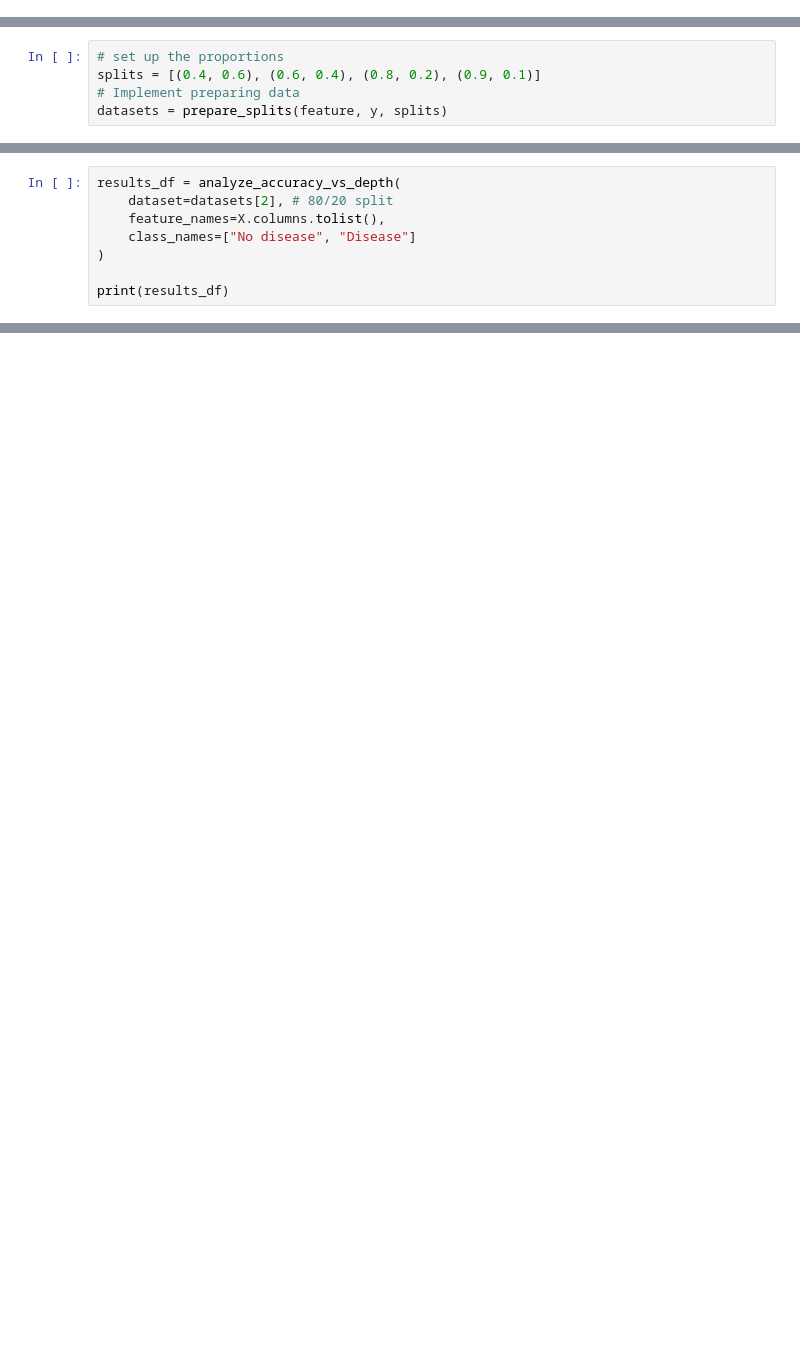
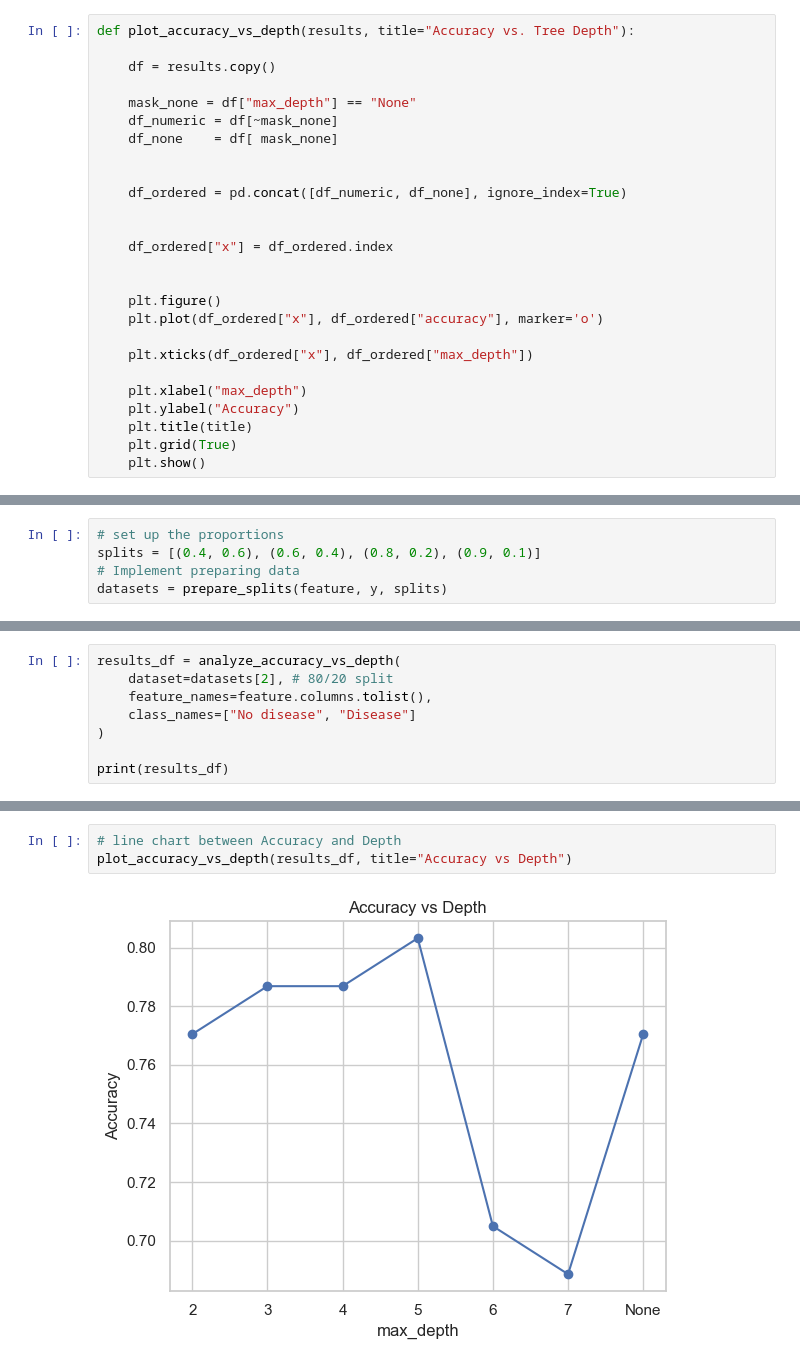
Before and after one commit to tapoiya28/Project2-Decision-Tree-Using-Scikitlearn, a Jupyter notebook: heart_disease.ipynb, the cells around one changed output, grey strips where cells are left out. Drawn from its saved outputs; the diff is of its cells as text; blank space fills up the shorter version.

```diff
--- a/heart_disease.ipynb
+++ b/heart_disease.ipynb
@@ -10,3 +282,29 @@ from visualize import visualize_all, plot_class_distributions, plot_original_dis
+# %%
+def plot_accuracy_vs_depth(results, title="Accuracy vs. Tree Depth"):
+
+    df = results.copy()
+
+    mask_none = df["max_depth"] == "None"
+    df_numeric = df[~mask_none]
+    df_none    = df[ mask_none]
+
+
+    df_ordered = pd.concat([df_numeric, df_none], ignore_index=True)
+
+
+    df_ordered["x"] = df_ordered.index
+
+
+    plt.figure()
+    plt.plot(df_ordered["x"], df_ordered["accuracy"], marker='o')
+
+    plt.xticks(df_ordered["x"], df_ordered["max_depth"])
+
+    plt.xlabel("max_depth")
+    plt.ylabel("Accuracy")
+    plt.title(title)
+    plt.grid(True)
+    plt.show()
 # %%
 dataset_path = "Data/heart_disease.csv"
 # Initialization
@@ -40,7 +397,7 @@ evaluate_all(clfs, datasets, class_names=["No disease", "Disease"])
 # %%
 results_df = analyze_accuracy_vs_depth(
     dataset=datasets[2], # 80/20 split
-    feature_names=X.columns.tolist(),
+    feature_names=feature.columns.tolist(),
     class_names=["No disease", "Disease"]
 )
 
@@ -47,0 +419,5 @@ print(results_df)
+# %%
+# line chart between Accuracy and Depth
+plot_accuracy_vs_depth(results_df, title="Accuracy vs Depth")
+# %% [output]
+[figure, added]
```
Also changed, not shown: parts of 18 cells of this notebook.
